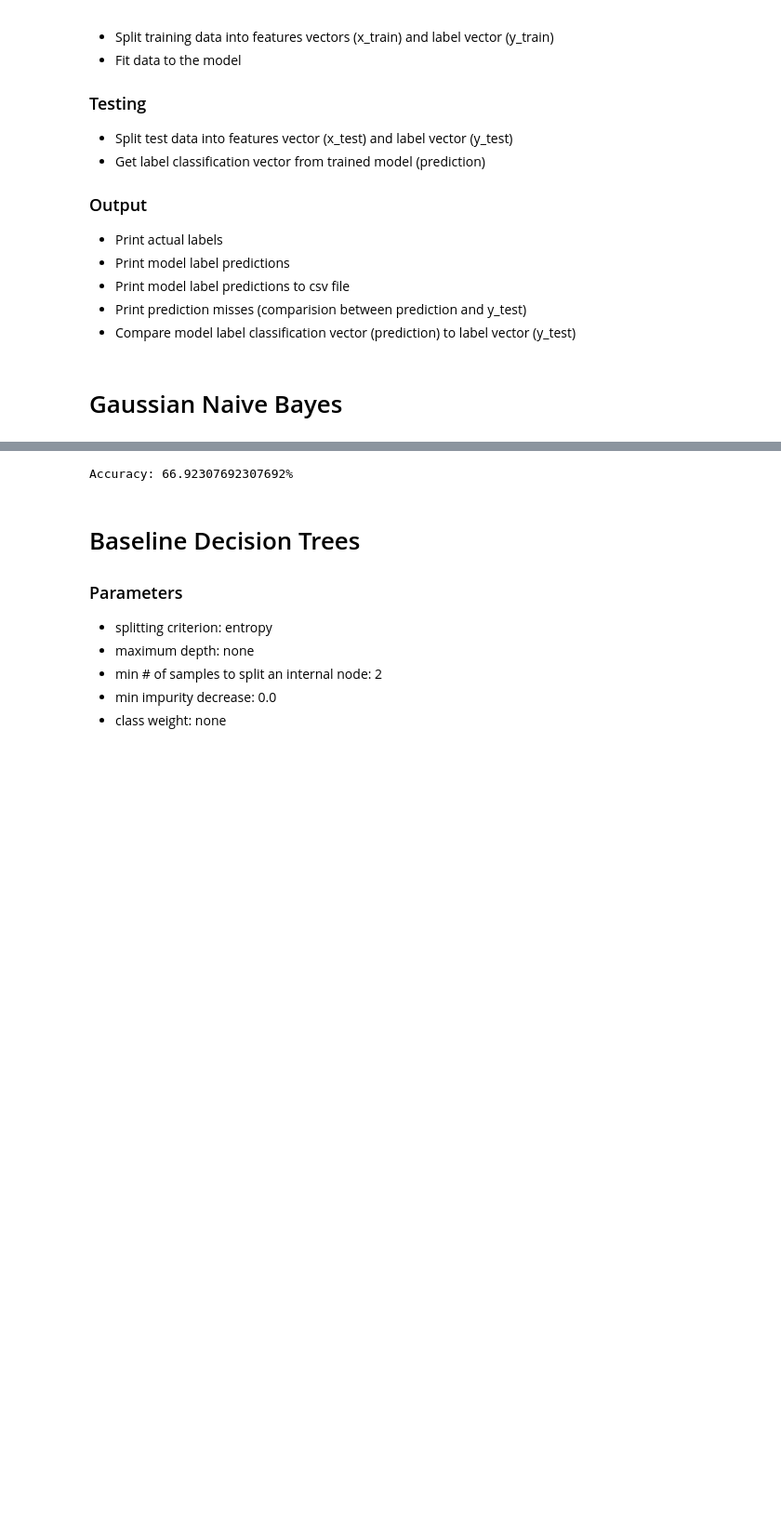
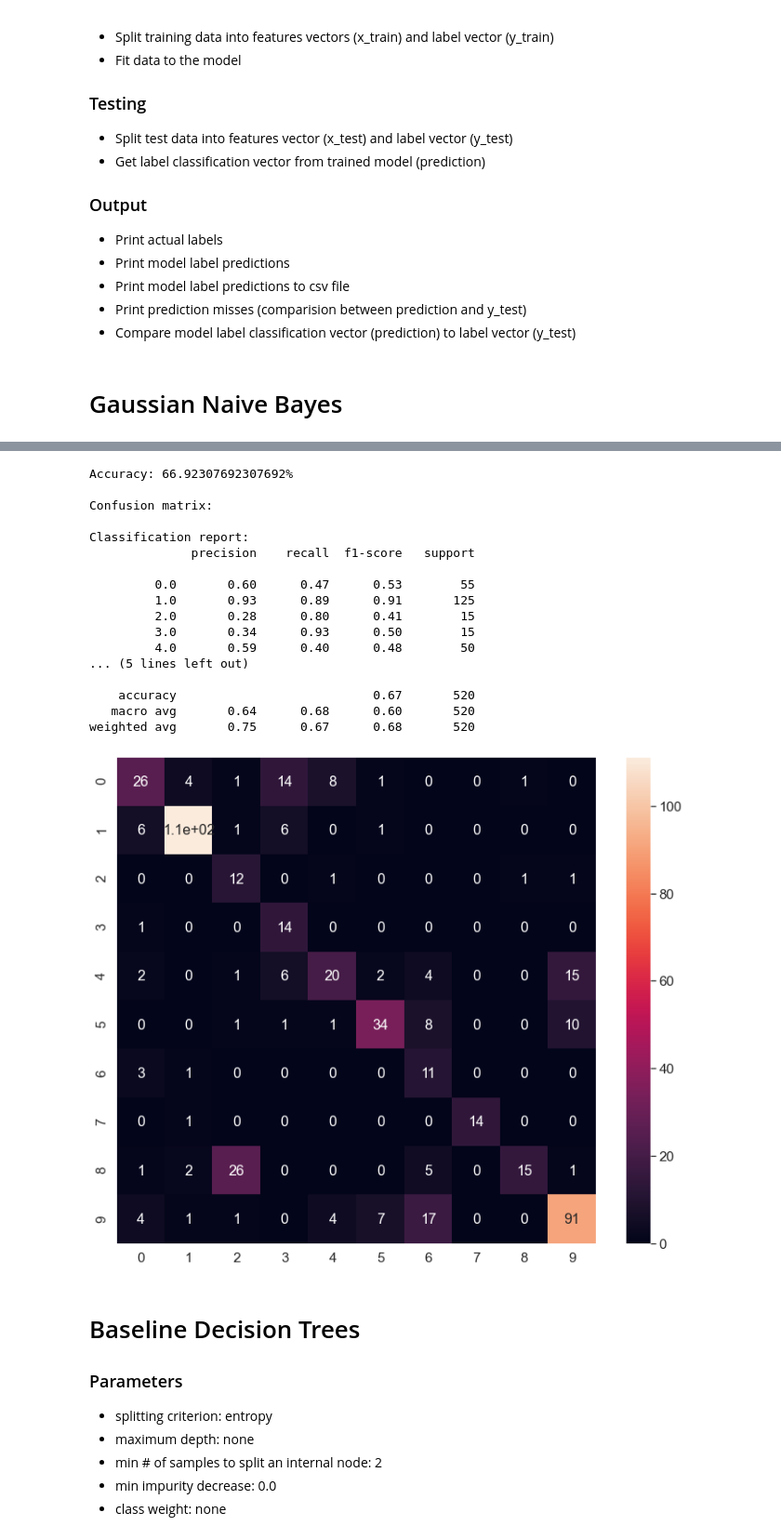
Before and after one commit to BryceHamilton/ML_Workbench, a Jupyter notebook: Assignment 1/MLbench.py.ipynb, the cells around one changed output, grey strips where cells are left out. Shown at 93% size. Drawn from its saved outputs; the diff is of its cells as text; code cells hidden in the pictures; blank space fills up the shorter version.

```diff
--- a/Assignment 1/MLbench.py.ipynb
+++ b/Assignment 1/MLbench.py.ipynb
@@ -195,35 +216,53 @@ print(f'Accuracy: {100*((y_test == prediction).sum()/len(y_test))}%')
 clsf_report = pd.DataFrame(classification_report(y_test, prediction, output_dict=True)).transpose()
 clsf_report.to_csv('output/GNB-DS2.csv', index= True)
 
 # write the predictions
 with open('output/GNB-DS2.csv', 'a', newline='') as csvfile:
     writer = csv.writer(csvfile)
     for entry in range(prediction.size):
         writer.writerow([entry, int(prediction[entry])])
 
 # get confusion matrix
 labels = list(data_2.keys())
 array = confusion_matrix(y_test, prediction, labels)
 # append confusion matrix
 with open("output/GNB-DS2.csv", "a") as csvfile:
     writer = csv.writer(csvfile)
     writer.writerows(array)
 
 
 #Plot confusion matrix: evaluates the quality of the output of the classifier
 print("\n" + "Confusion matrix:")
 df_cm = pd.DataFrame(array, range(10), range(10))
 plt.figure(figsize=(12,10))
 sn.set(font_scale=1.4) # for label size
 sn.heatmap(df_cm, annot=True, annot_kws={"size": 16}) # font size
 plt.show()
 
 # show precision, recall, f1-score, etc
 print("\n" + "Classification report:")
-report = classification_report(y_test, prediction)
-print(report)
+GNB2Report = classification_report(y_test, prediction)
+print(GNB2Report)
+GNB2Report = classification_report(y_test, prediction, output_dict=True)
 # %% [output]
 Accuracy: 66.92307692307692%
+
+Confusion matrix:
+
+Classification report:
+              precision    recall  f1-score   support
+
+         0.0       0.60      0.47      0.53        55
+         1.0       0.93      0.89      0.91       125
+         2.0       0.28      0.80      0.41        15
+         3.0       0.34      0.93      0.50        15
+         4.0       0.59      0.40      0.48        50
+... (5 lines left out)
+
+    accuracy                           0.67       520
+   macro avg       0.64      0.68      0.60       520
+weighted avg       0.75      0.67      0.68       520
+[figure, added]
 # %% [markdown]
 # Baseline Decision Trees
 ### Parameters
```
Also changed, not shown: parts of 17 cells of this notebook, 12 other files.
